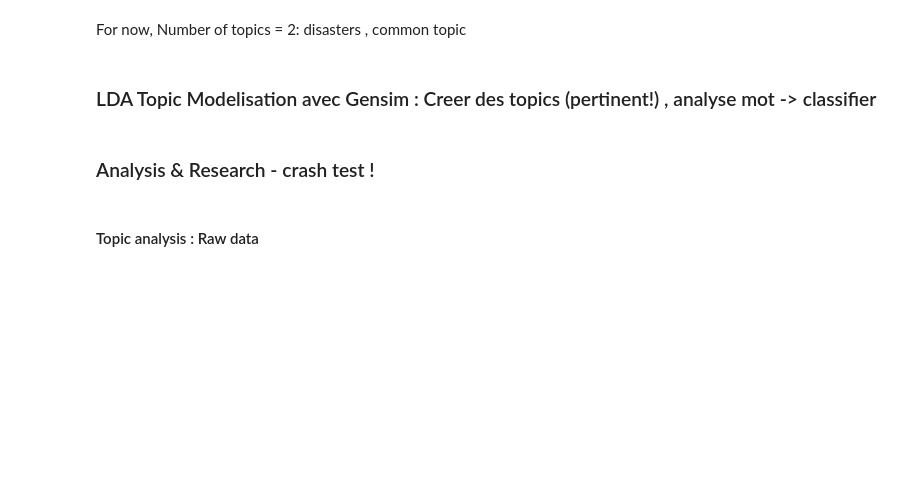
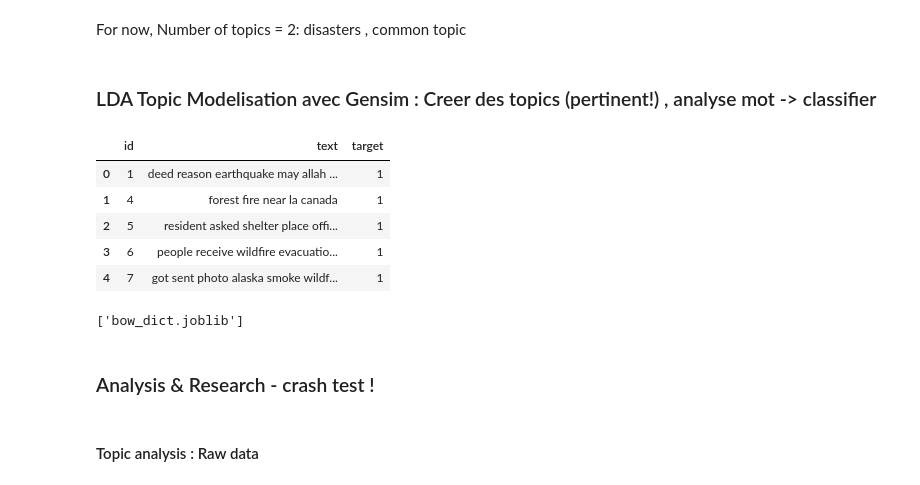
Before and after one commit to AxelCatelan/NLP_Natural_Disasters, a Jupyter notebook: notebooks/diana_classification_custom_topics.ipynb, the cells around one changed output. Drawn from its saved outputs; the diff is of its cells as text; code cells hidden in the pictures; blank space fills up the shorter version.

```diff
--- a/notebooks/diana_classification_custom_topics.ipynb
+++ b/notebooks/diana_classification_custom_topics.ipynb
@@ -136,8 +140,15 @@ for num, params in lda_model_core.print_topics():
 # %%
 ## EDA cleaning process
 
 data = get_data()
 data_clean = clean_data(data)
 
-#data_clean.head()
+data_clean.head()
+# %% [output]
+|  | id | text | target |
+| 0 | 1 | deed reason earthquake may allah ... | 1 |
+| 1 | 4 | forest fire near la canada | 1 |
+| 2 | 5 | resident asked shelter place offi... | 1 |
+| 3 | 6 | people receive wildfire evacuatio... | 1 |
+| 4 | 7 | got sent photo alaska smoke wildf... | 1 |
 # %%
@@ -157,4 +169,9 @@ dictionary.compactify() # remove gaps in id sequence
 bow = [dictionary.doc2bow(line) for line in text_split]
+# %%
+from joblib import dump, load
+dump(dictionary, 'bow_dict.joblib')
+# %% [output]
+['bow_dict.joblib']
 # %% [markdown]
 ### Analysis & Research - crash test !
 # %% [markdown]
```
Also changed, not shown: parts of 24 cells of this notebook, 6 other files.
